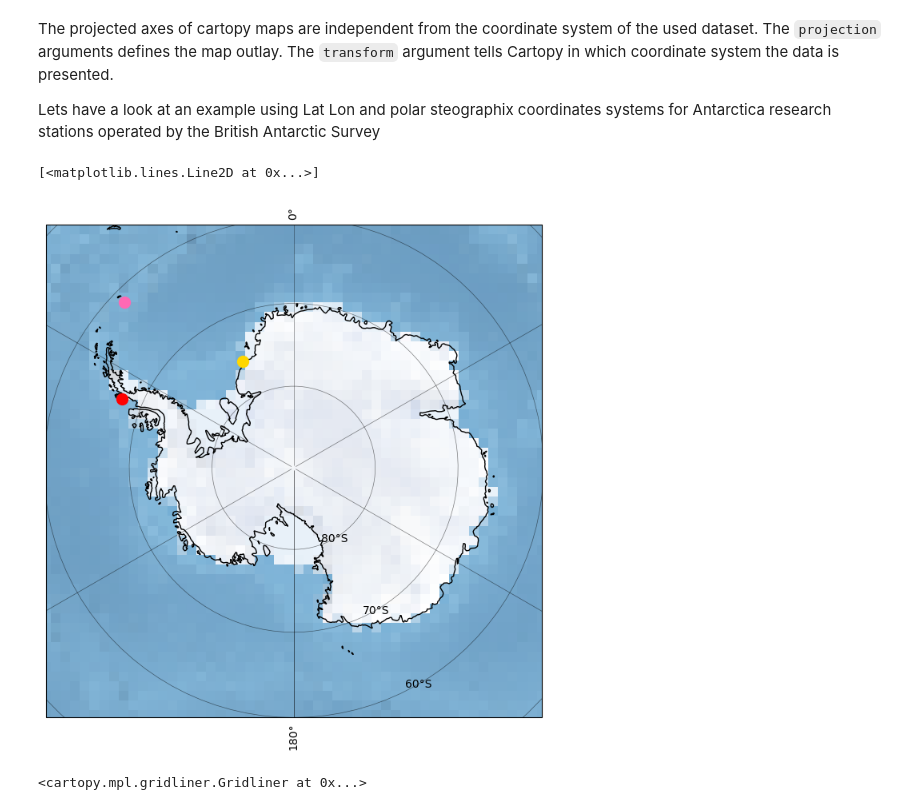
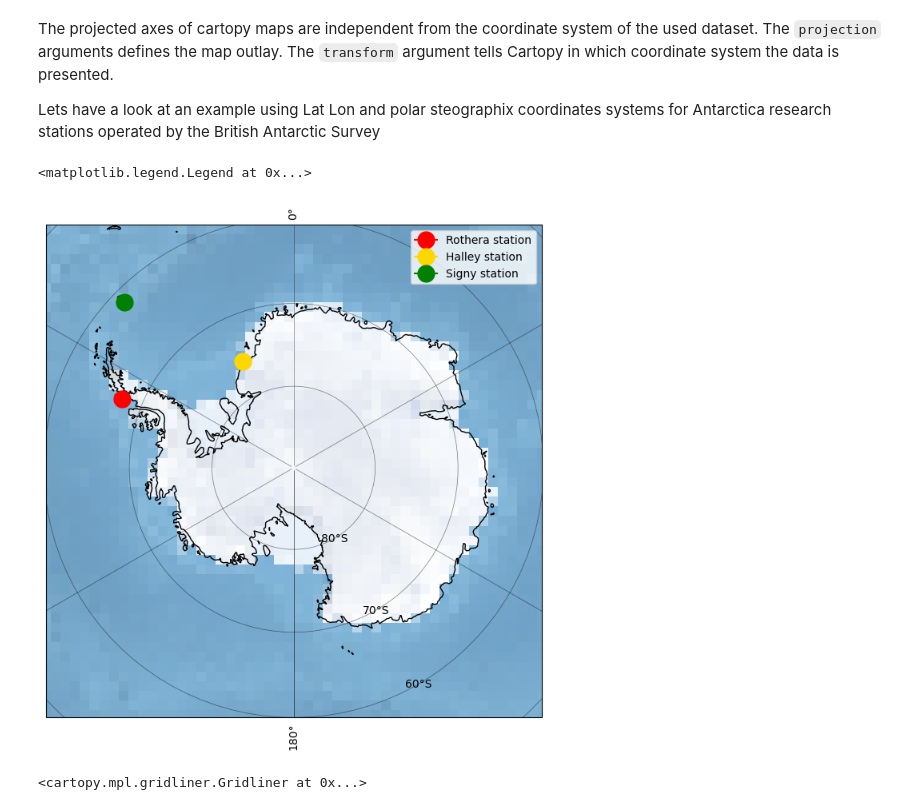
Before and after one commit to MaximilianLowe/Demo_cartopy_and_gridding_python, a Jupyter notebook: cartopy_and_gridding.ipynb, the cells around one changed output. Cells and saved outputs as stored; diff of their text form; code cells hidden in the pictures.

```diff
--- a/cartopy_and_gridding.ipynb
+++ b/cartopy_and_gridding.ipynb
@@ -190,39 +190,46 @@ Halley_lon = -25.50833
 Signy_x_ps = -2322053.890662
 Signy_y_ps = 2273923.172021
 
 figure1 = plt.figure(figsize=(8, 8))
 ax1 = plt.subplot(1, 1, 1, projection=ccrs.SouthPolarStereo())
 ax1.stock_img()
 ax1.coastlines()
 ax1.gridlines(linewidth=0.5, draw_labels=True, color="k", alpha=0.5, linestyle="-")
 ax1.set_extent([-180, 180, -90, -60], ccrs.PlateCarree())
 ax1.plot(
     Rothera_lon,
     Rothera_lat,
     color="red",
     marker="o",
-    markersize=10,
+    markersize=15,
     transform=ccrs.PlateCarree(),
+    label="Rothera station",
 )
+
 ax1.plot(
     Halley_lon,
     Halley_lat,
     color="gold",
     marker="o",
-    markersize=10,
+    markersize=15,
     transform=ccrs.PlateCarree(),
+    label="Halley station",
 )
+
 ax1.plot(
     Signy_x_ps,
     Signy_y_ps,
-    color="hotpink",
+    color="green",
     marker="o",
-    markersize=10,
+    markersize=15,
     transform=ccrs.SouthPolarStereo(),
+    label="Signy station",
 )
+
+ax1.legend(loc="upper right")
 # %% [output]
-[<matplotlib.lines.Line2D at 0x...>]
+<matplotlib.legend.Legend at 0x...>
-[figure, old version]
+[figure, new version]
 # %%
 figure1 = plt.figure(figsize=(8, 8))
 ax1 = figure1.add_subplot(1, 1, 1, projection=ccrs.PlateCarree())
```
